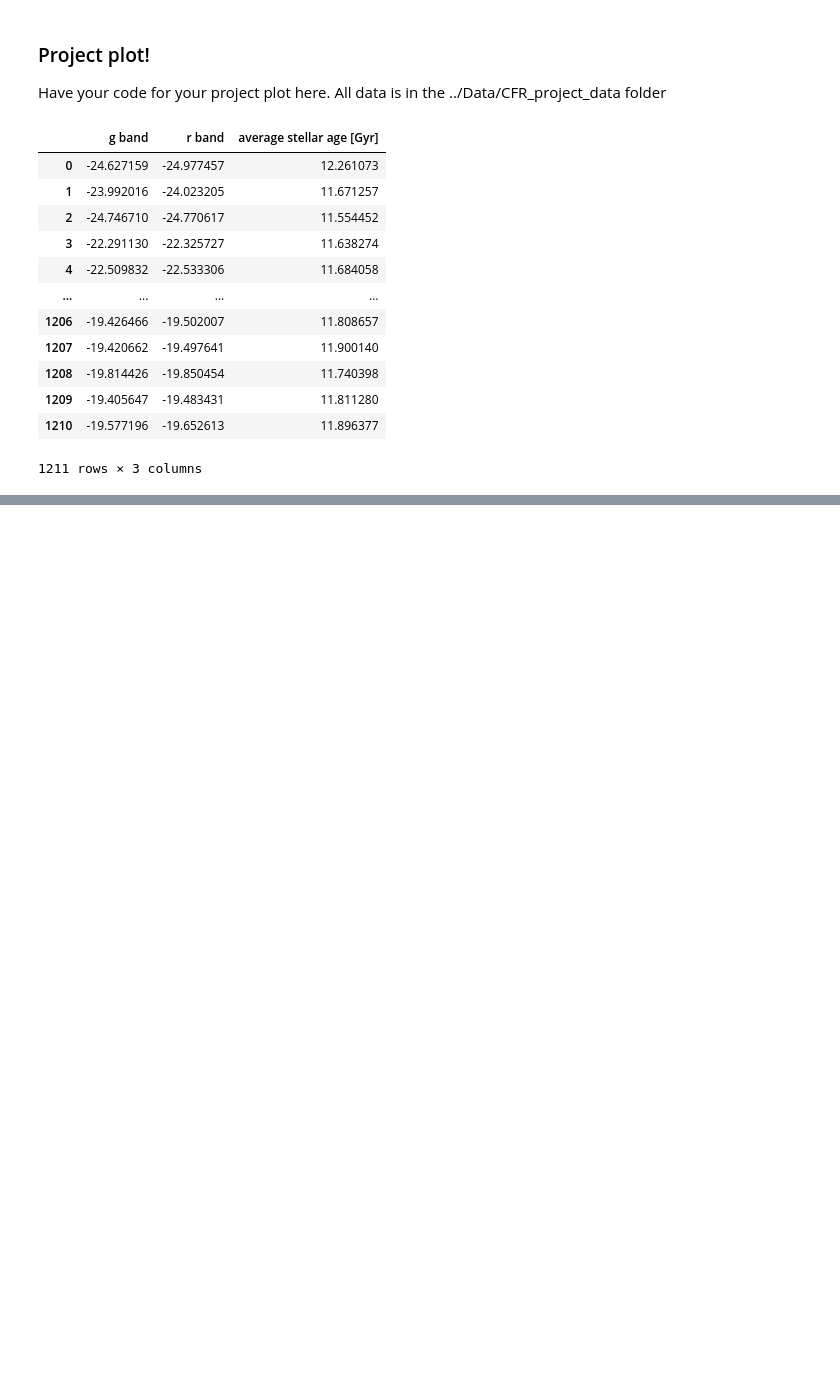
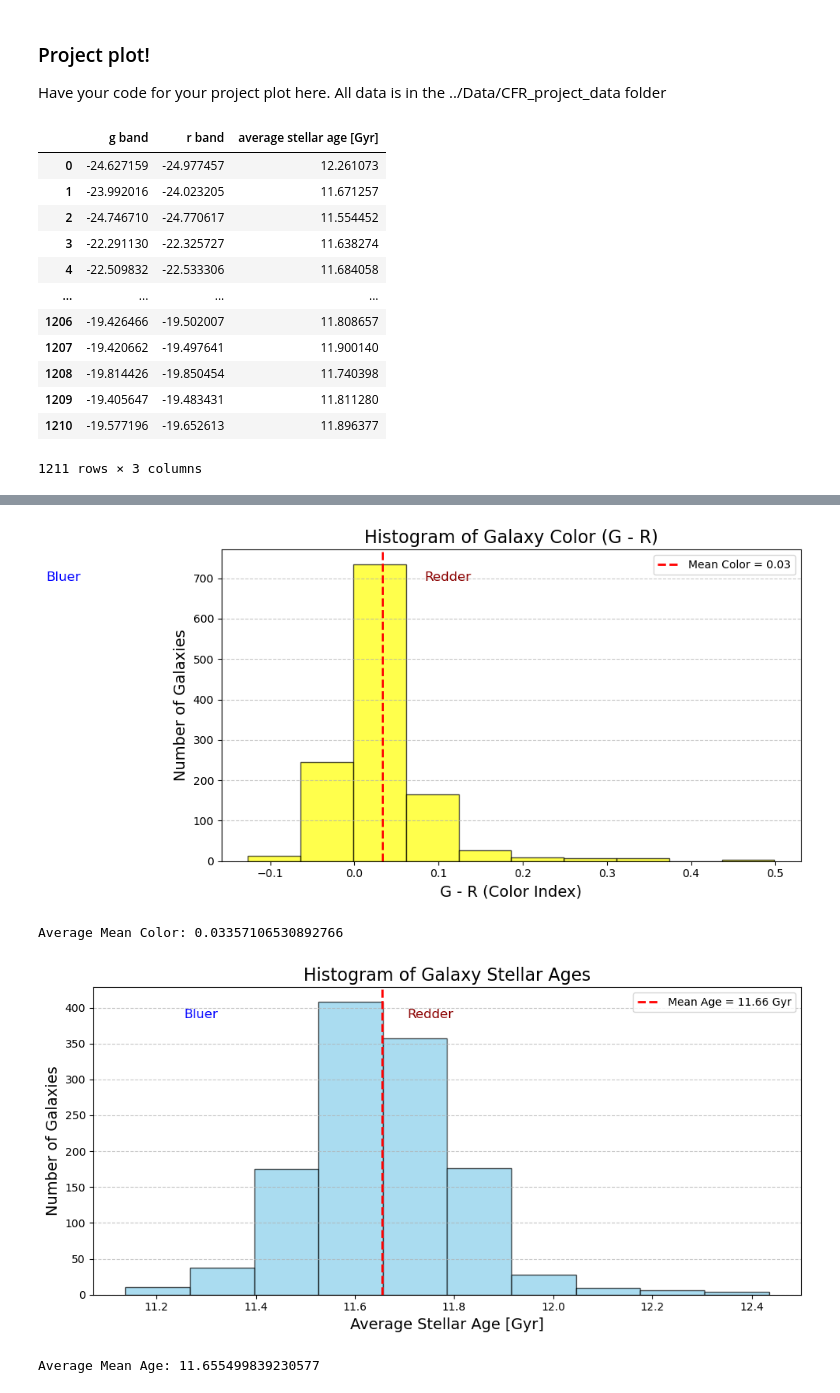
Before and after one commit to PrisonTeachingInitiative/CFR-2025, a Jupyter notebook: Astro/Blank/Project.ipynb, the cells around one changed output, grey strips where cells are left out. Saved outputs shown, nothing was run; the diff lists cells and outputs as text; code cells hidden in the pictures; blank space fills up the shorter version.

```diff
--- a/Astro/Blank/Project.ipynb
+++ b/Astro/Blank/Project.ipynb
@@ -72,0 +127,51 @@ print(mean_age)
+# %%
+import matplotlib.pyplot as plt
+import pandas as pd
+
+# Grab data
+galaxy_average_stellar_age = data4['average stellar age [Gyr]']
+galaxy_gband = data4["g band"]
+galaxy_rband = data4["r band"]
+galaxy_color = galaxy_gband - galaxy_rband
+
+# Calculate means
+mean_color = galaxy_color.mean()
+mean_age = galaxy_average_stellar_age.mean()
+
+# --------------------
+# Histogram: Galaxy Color
+# --------------------
+plt.figure(figsize=(10, 5))
+plt.hist(galaxy_color, bins=10, color='yellow', edgecolor='black', alpha=0.7)
+plt.axvline(mean_color, color='red', linestyle='--', linewidth=2, label=f'Mean Color = {mean_color:.2f}')
+plt.text(mean_color - 0.4, plt.ylim()[1]*0.9, 'Bluer', color='blue', fontsize=12)
+plt.text(mean_color + 0.05, plt.ylim()[1]*0.9, 'Redder', color='darkred', fontsize=12)
+plt.xlabel('G - R (Color Index)', fontsize=14)
+plt.ylabel('Number of Galaxies', fontsize=14)
+plt.title('Histogram of Galaxy Color (G - R)', fontsize=16)
+plt.legend()
+plt.grid(axis='y', linestyle='--', alpha=0.7)
+plt.tight_layout()
+plt.show()
+print(f'Average Mean Color: {mean_color}')
+# --------------------
+# Histogram: Stellar Age
+
+plt.figure(figsize=(10, 5))
+plt.hist(galaxy_average_stellar_age, bins=10, color='skyblue', edgecolor='black', alpha=0.7)
+plt.axvline(mean_age, color='red', linestyle='--', linewidth=2, label=f'Mean Age = {mean_age:.2f} Gyr')
+plt.text(mean_age - 0.4, plt.ylim()[1]*0.9, 'Bluer', color='blue', fontsize=12)
+plt.text(mean_age + 0.05, plt.ylim()[1]*0.9, 'Redder', color='darkred', fontsize=12)
+plt.xlabel('Average Stellar Age [Gyr]', fontsize=14)
+plt.ylabel('Number of Galaxies', fontsize=14)
+plt.title('Histogram of Galaxy Stellar Ages', fontsize=16)
+plt.legend()
+plt.grid(axis='y', linestyle='--', alpha=0.7)
+plt.tight_layout()
+plt.show()
+print(f'Average Mean Age: {mean_age}')
+# %% [output]
+[figure, added]
+Average Mean Color: 0.03357106530892766
+[figure, added]
+Average Mean Age: 11.655499839230577
```
Also changed, not shown: parts of 6 cells of this notebook, 2 other files.
